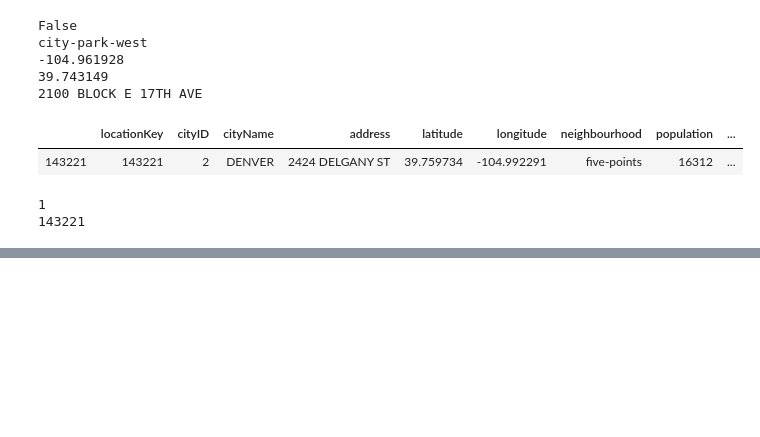
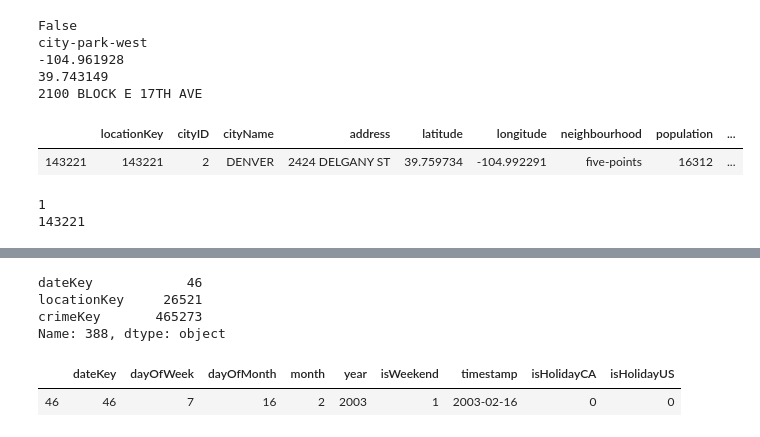
Before and after one commit to maxFredenburgh/CSI4142_Group16_CrimeDataProject, a Jupyter notebook: fact table.ipynb, the cells around one changed output, grey strips where cells are left out. Cells and saved outputs as stored; diff of their text form; code cells hidden in the pictures; blank space fills up the shorter version.

```diff
--- a/fact table.ipynb
+++ b/fact table.ipynb
@@ -112,0 +321,14 @@ print(denc.head())
+# %%
+test = vanctest.iloc[388]
+test
+# %% [output]
+dateKey            46
+locationKey     26521
+crimeKey       465273
+Name: 388, dtype: object
+# %%
+testDate = dateDim.loc[dateDim['dateKey'] == test['dateKey']]
+testDate
+# %% [output]
+|  | dateKey | dayOfWeek | dayOfMonth | month | year | isWeekend | timestamp | isHolidayCA | isHolidayUS |
+| 46 | 46 | 7 | 16 | 2 | 2003 | 1 | 2003-02-16 | 0 | 0 |
```
Also changed, not shown: parts of 15 cells of this notebook.
